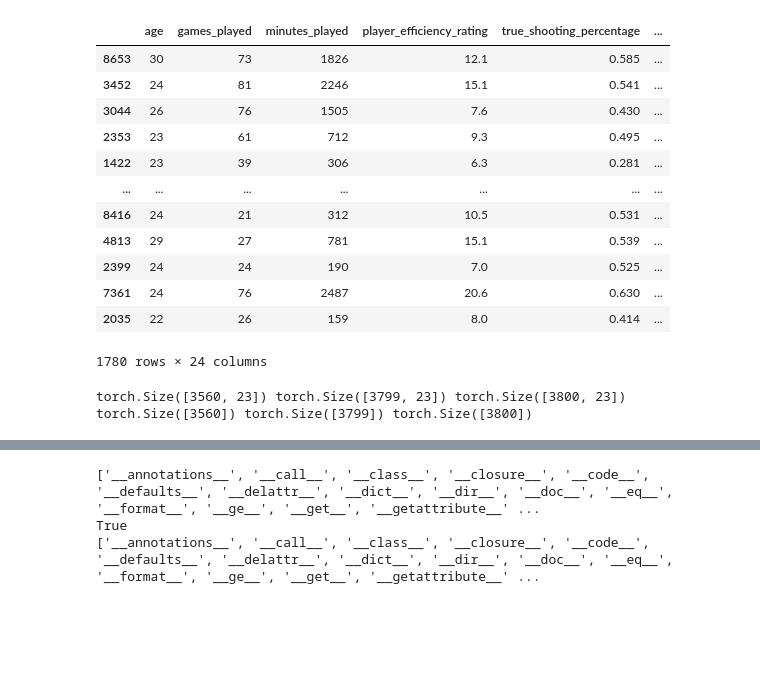
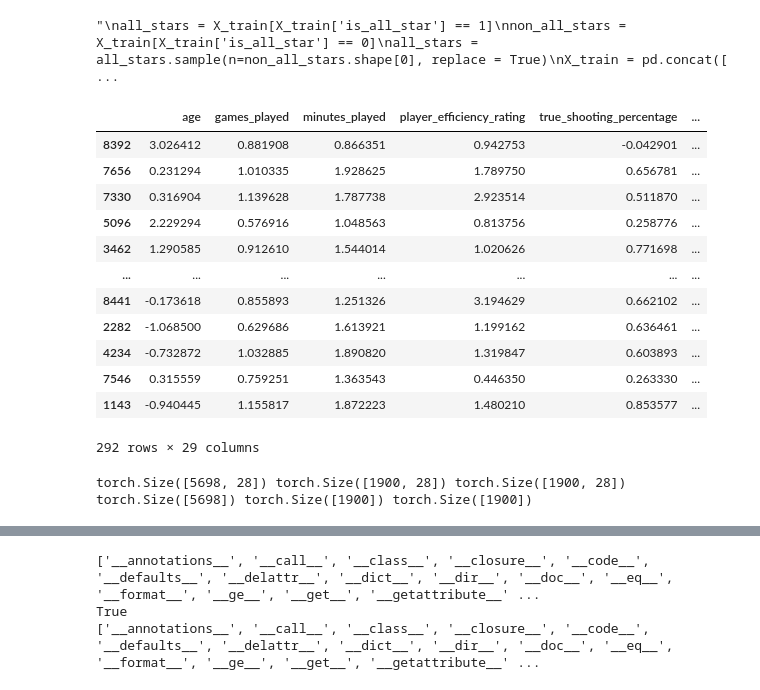
Before and after one commit to comrade813/CS-4641-NBA-All-Star, a Jupyter notebook: notebooks/CS_4641_Model_1_Notebook.ipynb, the cells around one changed output, grey strips where cells are left out. Cells and saved outputs as stored; diff of their text form; code cells hidden in the pictures; blank space fills up the shorter version.

```diff
--- a/notebooks/CS_4641_Model_1_Notebook.ipynb
+++ b/notebooks/CS_4641_Model_1_Notebook.ipynb
@@ -25,7 +25,7 @@ def set_seed(SEED):
 set_seed(40)
 # %%
 #Load Data
-fully_processed_path = '../data/fully_processed/full_None_None.csv'
+fully_processed_path = '../data/fully_processed/full_normalized_None.csv'
 dataset = pd.read_csv(fully_processed_path)
 
 #print(dataset.columns)
@@ -38,36 +38,39 @@ X = dataset.drop(['name'],axis=1)
 #normalize every player feature based on position and season
 # %%
 SEED = 69
-train_ratio = 0.3
-test_ratio = 0.4
-val_ratio = 0.4
+train_ratio = 0.6
+test_ratio = 0.2
+val_ratio = 0.2
 
 X_train, X_tmp = train_test_split(X, test_size=test_ratio+val_ratio)
 X_test, X_val = train_test_split(X_tmp,test_size=val_ratio/(val_ratio + test_ratio))
 # %%
-
+'''
 all_stars = X_train[X_train['is_all_star'] == 1]
 non_all_stars = X_train[X_train['is_all_star'] == 0]
 all_stars = all_stars.sample(n=non_all_stars.shape[0], replace = True)
 X_train = pd.concat([all_stars, non_all_stars])
 X_train = X_train.sample(frac=1)
+'''
+# %% [output]
+"\nall_stars = X_train[X_train['is_all_star'] == 1]\nnon_all_stars = X_train[X_train['is_all_star'] == 0]\nall_stars = all_stars.sample(n=non_all_stars.shape[0], replace = True)\nX_train = pd.concat([ ...
 # %%
 #X.head()
-X_train[X_train['is_all_star'] == 0]
+X_train[X_train['is_all_star'] == 1]
 # %% [output]
 |  | age | games_played | minutes_played | player_efficiency_rating | true_shooting_percentage | ... |
-| 8653 | 30 | 73 | 1826 | 12.1 | 0.585 | ... |
-| 3452 | 24 | 81 | 2246 | 15.1 | 0.541 | ... |
-| 3044 | 26 | 76 | 1505 | 7.6 | 0.430 | ... |
-| 2353 | 23 | 61 | 712 | 9.3 | 0.495 | ... |
-| 1422 | 23 | 39 | 306 | 6.3 | 0.281 | ... |
+| 8392 | 3.026412 | 0.881908 | 0.866351 | 0.942753 | -0.042901 | ... |
+| 7656 | 0.231294 | 1.010335 | 1.928625 | 1.789750 | 0.656781 | ... |
+| 7330 | 0.316904 | 1.139628 | 1.787738 | 2.923514 | 0.511870 | ... |
+| 5096 | 2.229294 | 0.576916 | 1.048563 | 0.813756 | 0.258776 | ... |
+| 3462 | 1.290585 | 0.912610 | 1.544014 | 1.020626 | 0.771698 | ... |
 | ... | ... | ... | ... | ... | ... | ... |
-| 8416 | 24 | 21 | 312 | 10.5 | 0.531 | ... |
-| 4813 | 29 | 27 | 781 | 15.1 | 0.539 | ... |
-| 2399 | 24 | 24 | 190 | 7.0 | 0.525 | ... |
-| 7361 | 24 | 76 | 2487 | 20.6 | 0.630 | ... |
-| 2035 | 22 | 26 | 159 | 8.0 | 0.414 | ... |
+| 8441 | -0.173618 | 0.855893 | 1.251326 | 3.194629 | 0.662102 | ... |
+| 2282 | -1.068500 | 0.629686 | 1.613921 | 1.199162 | 0.636461 | ... |
+| 4234 | -0.732872 | 1.032885 | 1.890820 | 1.319847 | 0.603893 | ... |
+| 7546 | 0.315559 | 0.759251 | 1.363543 | 0.446350 | 0.263330 | ... |
+| 1143 | -0.940445 | 1.155817 | 1.872223 | 1.480210 | 0.853577 | ... |
-1780 rows × 24 columns
+292 rows × 29 columns
 # %%
 '''
 #split dataset into 60/20/20 for training, testing, validation
@@ -94,8 +97,8 @@ y_train, y_test, y_val = torch.LongTensor(y_train.values), torch.LongTensor(y_te
 print(X_train.shape, X_test.shape, X_val.shape)
 print(y_train.shape, y_test.shape, y_val.shape)
 # %% [output]
-torch.Size([3560, 23]) torch.Size([3799, 23]) torch.Size([3800, 23])
-torch.Size([3560]) torch.Size([3799]) torch.Size([3800])
+torch.Size([5698, 28]) torch.Size([1900, 28]) torch.Size([1900, 28])
+torch.Size([5698]) torch.Size([1900]) torch.Size([1900])
 # %%
 class dataset(Dataset):
   def __init__(self,X,y):
```
Also changed, not shown: parts of 8 cells of this notebook, 2 other files.
